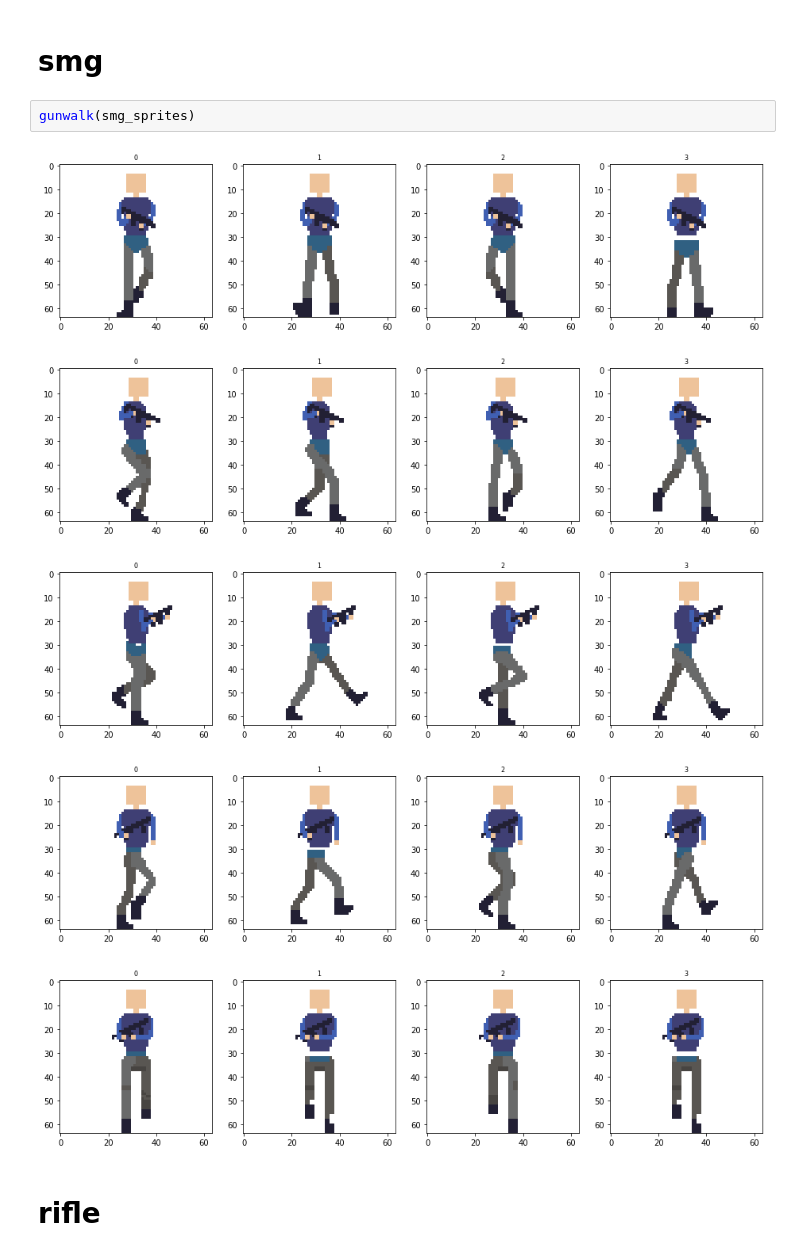
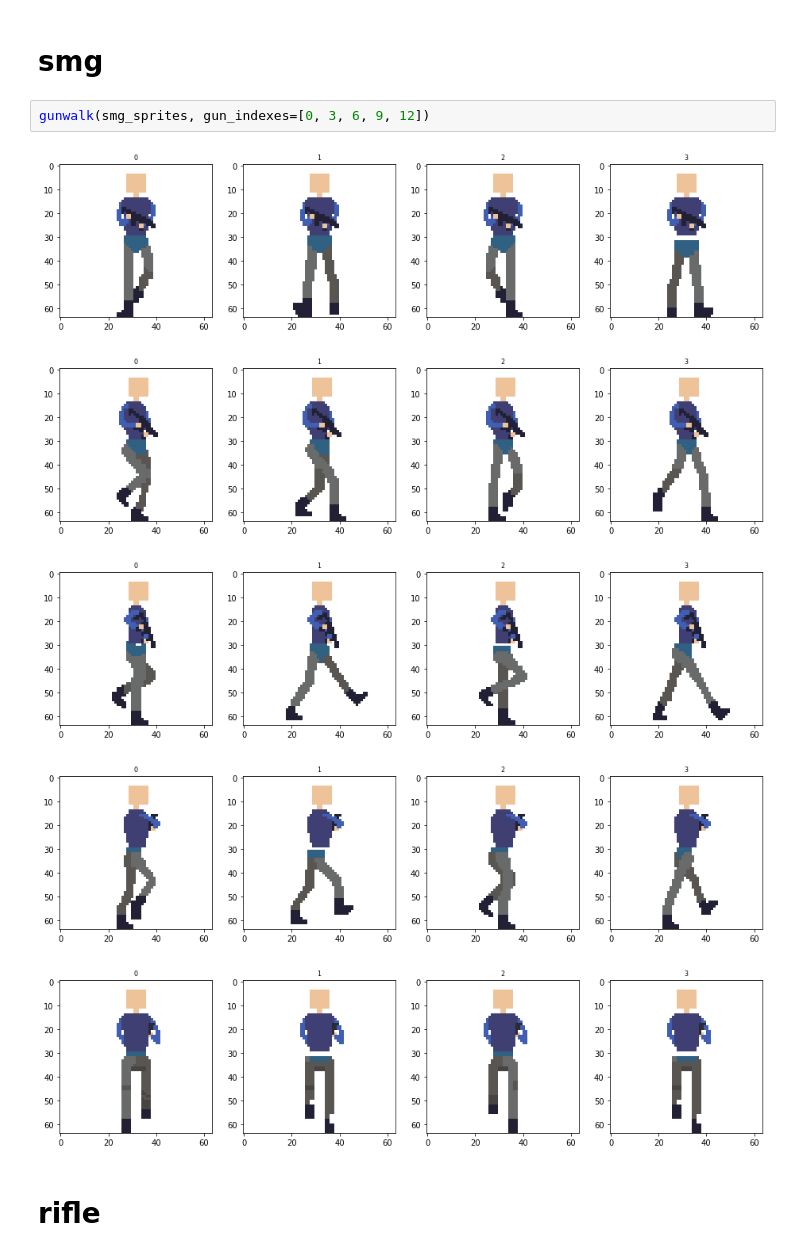
Before and after one commit to scrudgey/DJ2020-tools, a Jupyter notebook: sprite inspector.ipynb, the cells around one changed output. Drawn from its saved outputs; the diff is of its cells as text.

```diff
--- a/sprite inspector.ipynb
+++ b/sprite inspector.ipynb
@@ -101,12 +105,12 @@ gunwalk(pistol_sprites)
 # %% [markdown]
 # smg
-# %%
-gunwalk(smg_sprites)
-# %% [output]
-[figure, removed]
-[figure, removed]
-[figure, removed]
-[figure, removed]
-[figure, removed]
+# %%
+gunwalk(smg_sprites, gun_indexes=[0, 3, 6, 9, 12])
+# %% [output]
+[figure, added]
+[figure, added]
+[figure, added]
+[figure, added]
+[figure, added]
 # %% [markdown]
 # rifle
```
Also changed, not shown: parts of 7 cells of this notebook.
